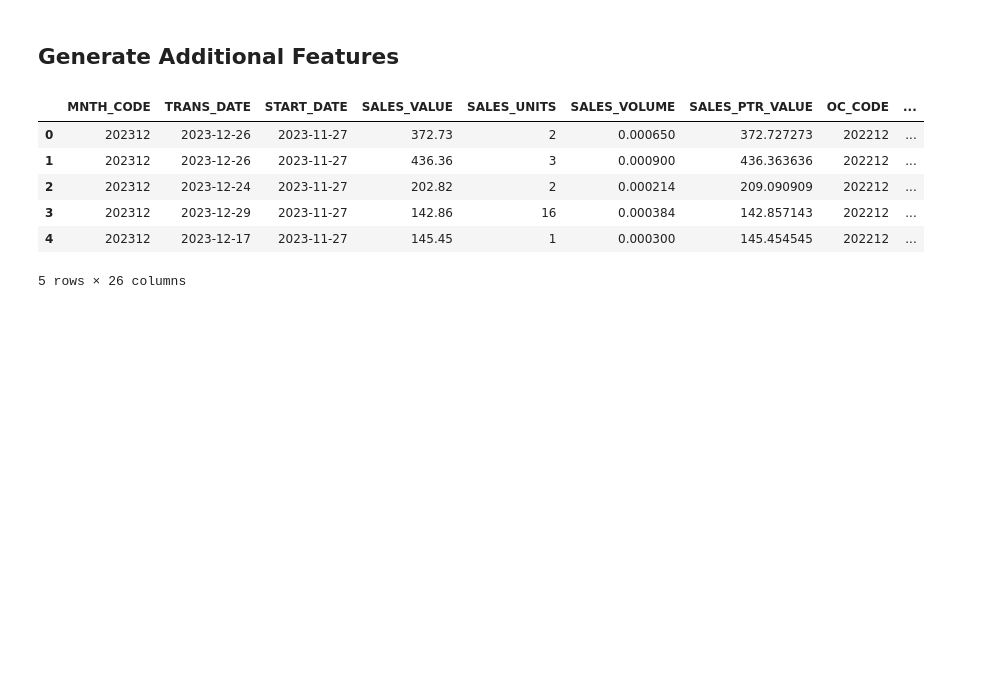
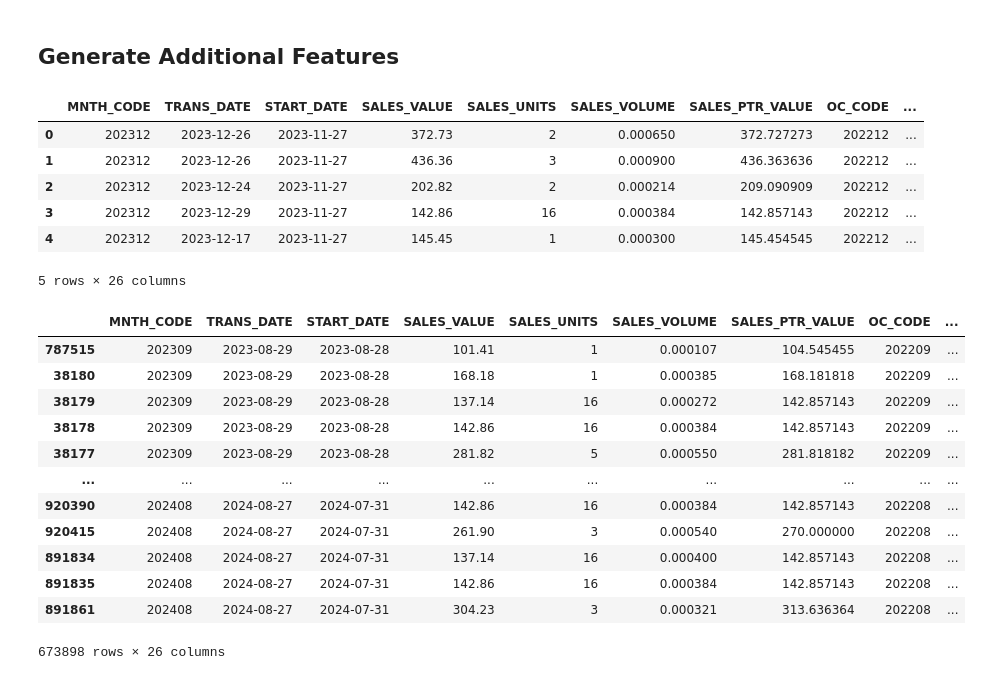
Before and after one commit to vedufos/CPG_ASSORTMENT, a Jupyter notebook: Vedant_Final.ipynb, the cells around one changed output. Cells and saved outputs as stored; diff of their text form; code cells hidden in the pictures; blank space fills up the shorter version.

```diff
--- a/Vedant_Final.ipynb
+++ b/Vedant_Final.ipynb
@@ -201,3 +201,21 @@ df.head()
 5 rows × 26 columns
 # %%
 df = df.sort_values(by='TRANS_DATE')
+# %%
+grouped = df.groupby(['OUTLET_CODE', 'PRODUCT_CODE'])
+# %%
+grouped.head()
+# %% [output]
+|  | MNTH_CODE | TRANS_DATE | START_DATE | SALES_VALUE | SALES_UNITS | SALES_VOLUME | SALES_PTR_VALUE | OC_CODE | ... |
+| 787515 | 202309 | 2023-08-29 | 2023-08-28 | 101.41 | 1 | 0.000107 | 104.545455 | 202209 | ... |
+| 38180 | 202309 | 2023-08-29 | 2023-08-28 | 168.18 | 1 | 0.000385 | 168.181818 | 202209 | ... |
+| 38179 | 202309 | 2023-08-29 | 2023-08-28 | 137.14 | 16 | 0.000272 | 142.857143 | 202209 | ... |
+| 38178 | 202309 | 2023-08-29 | 2023-08-28 | 142.86 | 16 | 0.000384 | 142.857143 | 202209 | ... |
+| 38177 | 202309 | 2023-08-29 | 2023-08-28 | 281.82 | 5 | 0.000550 | 281.818182 | 202209 | ... |
+| ... | ... | ... | ... | ... | ... | ... | ... | ... | ... |
+| 920390 | 202408 | 2024-08-27 | 2024-07-31 | 142.86 | 16 | 0.000384 | 142.857143 | 202208 | ... |
+| 920415 | 202408 | 2024-08-27 | 2024-07-31 | 261.90 | 3 | 0.000540 | 270.000000 | 202208 | ... |
+| 891834 | 202408 | 2024-08-27 | 2024-07-31 | 137.14 | 16 | 0.000400 | 142.857143 | 202208 | ... |
+| 891835 | 202408 | 2024-08-27 | 2024-07-31 | 142.86 | 16 | 0.000384 | 142.857143 | 202208 | ... |
+| 891861 | 202408 | 2024-08-27 | 2024-07-31 | 304.23 | 3 | 0.000321 | 313.636364 | 202208 | ... |
+673898 rows × 26 columns
```
